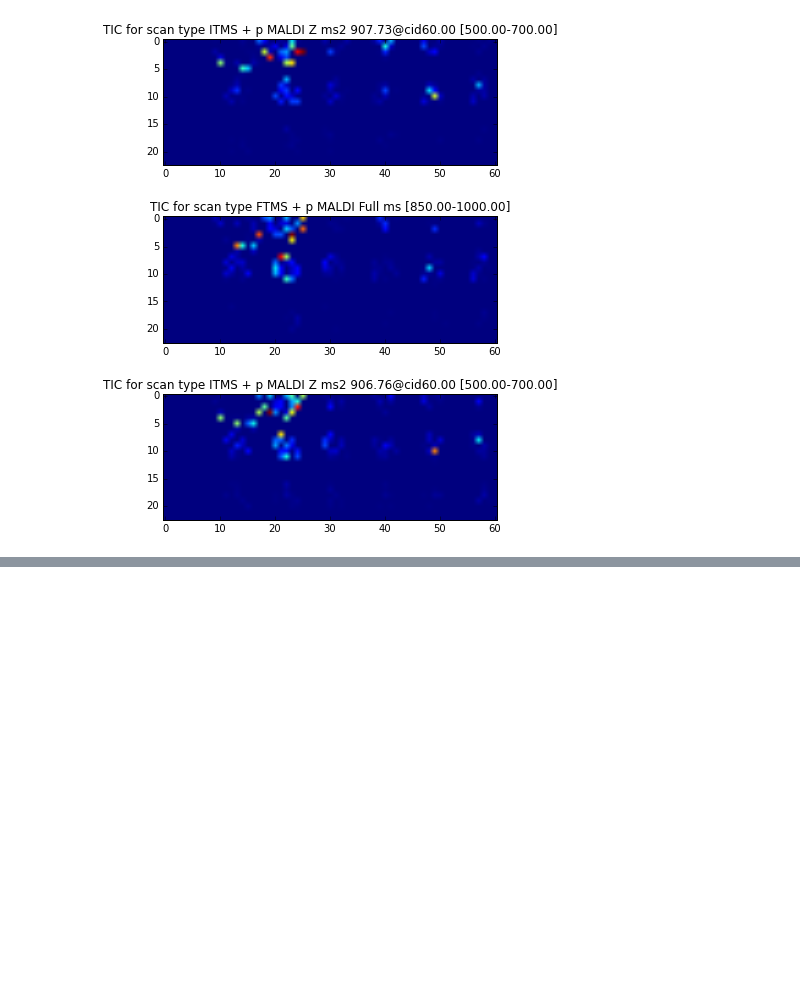
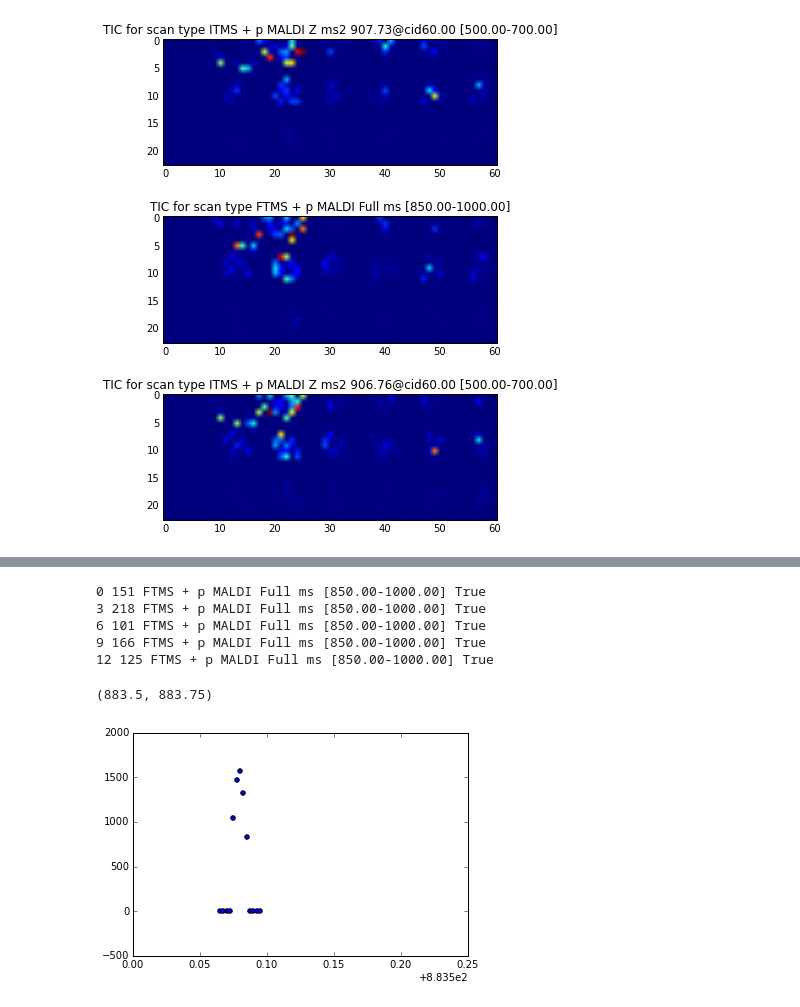
Before and after one commit to biorack/BASTet, a Jupyter notebook: omsi/examples/ipythonNotebooks/reading_MS2_images_with_openMSI.ipynb, the cells around one changed output, grey strips where cells are left out. Drawn from its saved outputs; the diff is of its cells as text; code cells hidden in the pictures; blank space fills up the shorter version.

```diff
--- a/omsi/examples/ipythonNotebooks/reading_MS2_images_with_openMSI.ipynb
+++ b/omsi/examples/ipythonNotebooks/reading_MS2_images_with_openMSI.ipynb
@@ -50,0 +60,19 @@ for ind in range(len(omsi_ms2.data)):
+# %%
+# The FTMS datacube is sparse!, like a pseudo-centroid even though it says profile?
+rereimg = mzml.read('/Users/curt/openMSI_localdata/re-reimaging_TI.mzML')
+for ind, spec in enumerate(rereimg):
+    if ind < 15:
+        nmz = len(spec['m/z array'])
+
+        if nmz < 10000:
+            plt.scatter(spec['m/z array'], spec['intensity array'])
+            print ind, nmz, spec['scanList']['scan'][0]['filter string'], spec.has_key('profile spectrum')
+plt.xlim(883.5, 883.75)
+# %% [output]
+0 151 FTMS + p MALDI Full ms [850.00-1000.00] True
+3 218 FTMS + p MALDI Full ms [850.00-1000.00] True
+6 101 FTMS + p MALDI Full ms [850.00-1000.00] True
+9 166 FTMS + p MALDI Full ms [850.00-1000.00] True
+12 125 FTMS + p MALDI Full ms [850.00-1000.00] True
+(883.5, 883.75)
+[figure, added]
```
Also changed, not shown: parts of 8 cells of this notebook.
